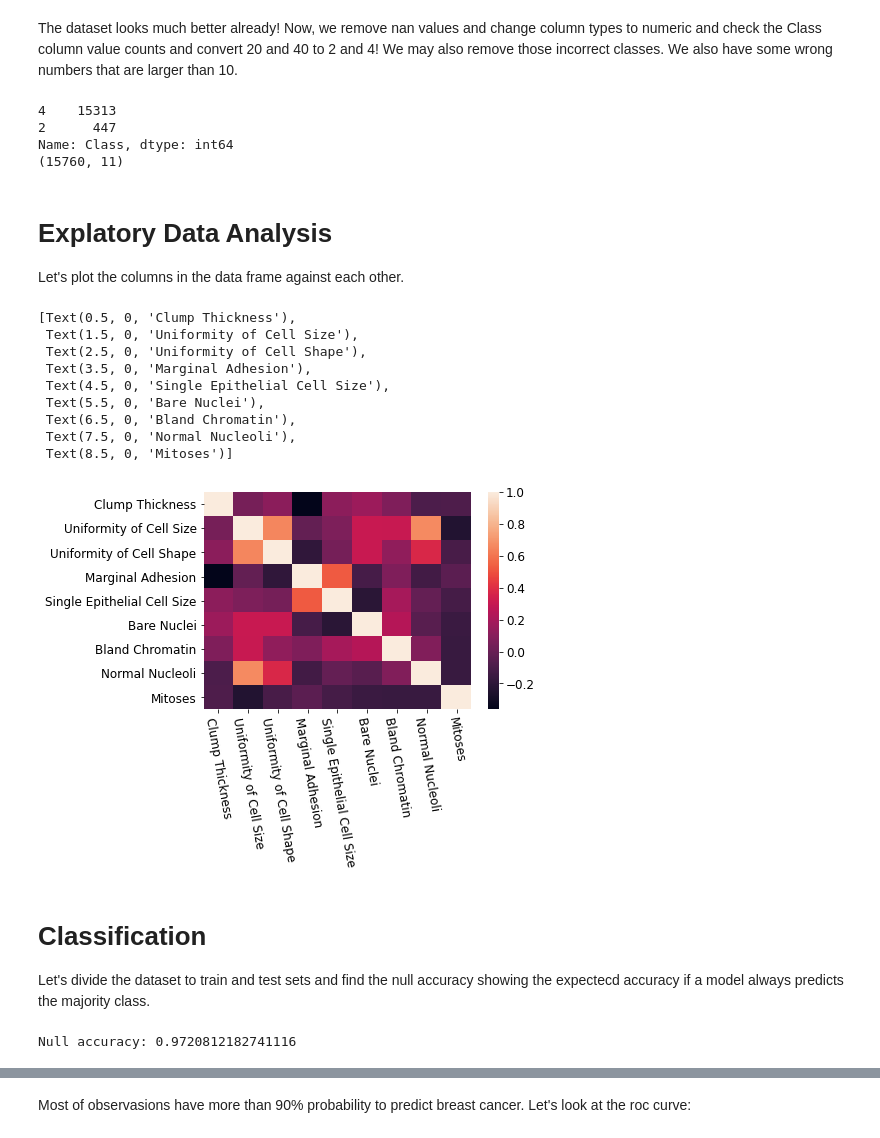
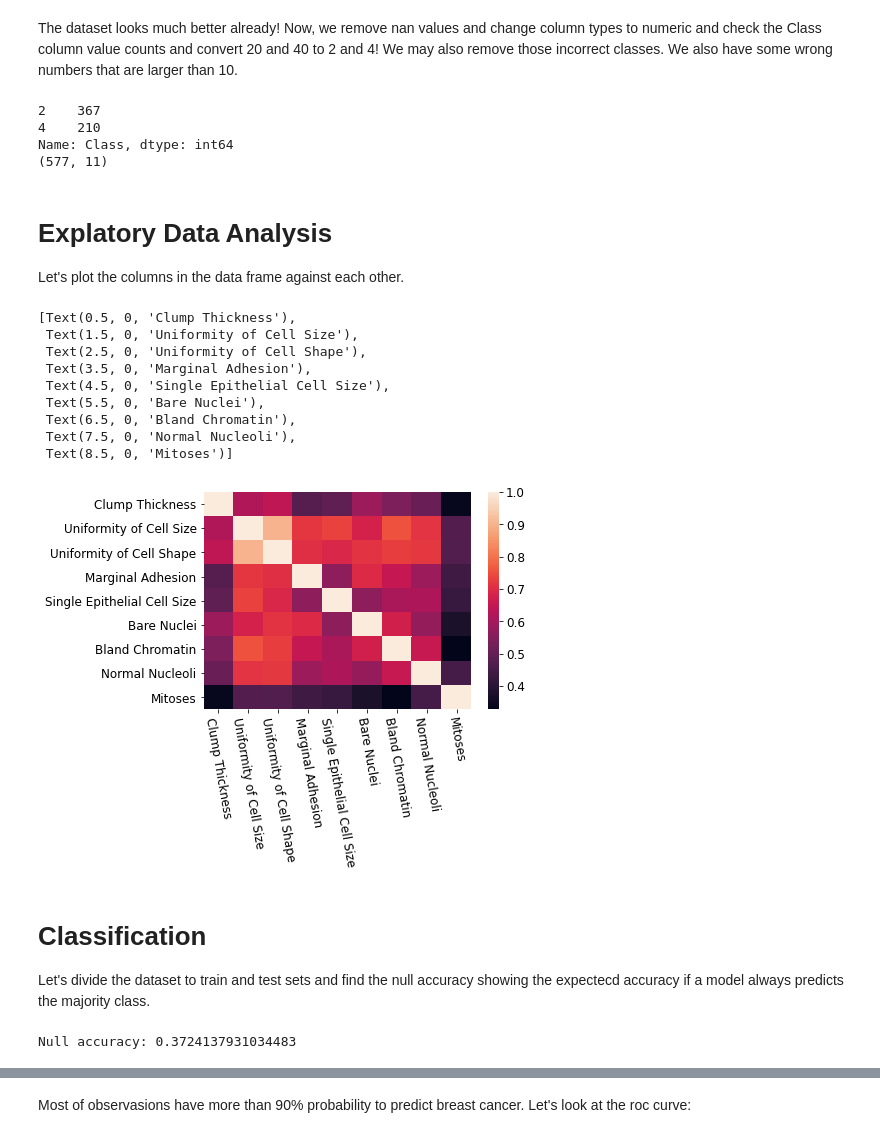
Before and after one commit to sina5/Breast-Cancer-Detection, a Jupyter notebook: bc.ipynb, the cells around one changed output, grey strips where cells are left out. Cells and saved outputs as stored; diff of their text form; code cells hidden in the pictures.

```diff
--- a/bc.ipynb
+++ b/bc.ipynb
@@ -157,6 +157,9 @@ df = df.replace(70, 7)
 df = df.replace(80, 8)
 df = df.replace(90, 9)
 df = df.replace(100, 10)
+df.drop_duplicates(subset ="ID",
+                     keep = False,
+                     inplace = True)
 # df = df[df['Class'] != 20]
 # df = df[df['Class'] != 40]
 df['Class'] = df['Class'].replace(20, 2)
@@ -165,10 +168,10 @@ df['Class']=df['Class'].astype('category')
 print(df['Class'].value_counts())
 print(df.shape)
 # %% [output]
-4    15313
-2      447
+2    367
+4    210
 Name: Class, dtype: int64
-(15760, 11)
+(577, 11)
 # %% [markdown]
 # Explatory Data Analysis
 
@@ -176,18 +179,18 @@ Let's plot the columns in the data frame against each other.
 # %%
 corr = df.loc[:, ~df.columns.isin(['ID'])].corr()
 ax = sns.heatmap(corr)
-ax.set_xticklabels(g.get_xticklabels(), rotation = -80)
+ax.set_xticklabels(ax.get_xticklabels(), rotation = -80)
 # %% [output]
 [Text(0.5, 0, 'Clump Thickness'),
  Text(1.5, 0, 'Uniformity of Cell Size'),
  Text(2.5, 0, 'Uniformity of Cell Shape'),
  Text(3.5, 0, 'Marginal Adhesion'),
  Text(4.5, 0, 'Single Epithelial Cell Size'),
  Text(5.5, 0, 'Bare Nuclei'),
  Text(6.5, 0, 'Bland Chromatin'),
  Text(7.5, 0, 'Normal Nucleoli'),
  Text(8.5, 0, 'Mitoses')]
-[figure, old version]
+[figure, new version]
 # %% [markdown]
 # Classification
 
@@ -199,7 +202,7 @@ X_train, X_test, y_train, y_test = train_test_split(X,y, random_state=random_sta
 print('Null accuracy: {}'.format(y_test.value_counts()[4]/y_test.shape[0]))
 class_name_dict={2:'malignant', 4:'benign'}
 # %% [output]
-Null accuracy: 0.9720812182741116
+Null accuracy: 0.3724137931034483
 # %%
 clf = RandomForestClassifier(n_estimators=100, n_jobs=-1, random_state=random_state)
 print('Average ROC AUC for 5-fold CV: {}'.format(
```
Also changed, not shown: parts of 9 cells of this notebook.
